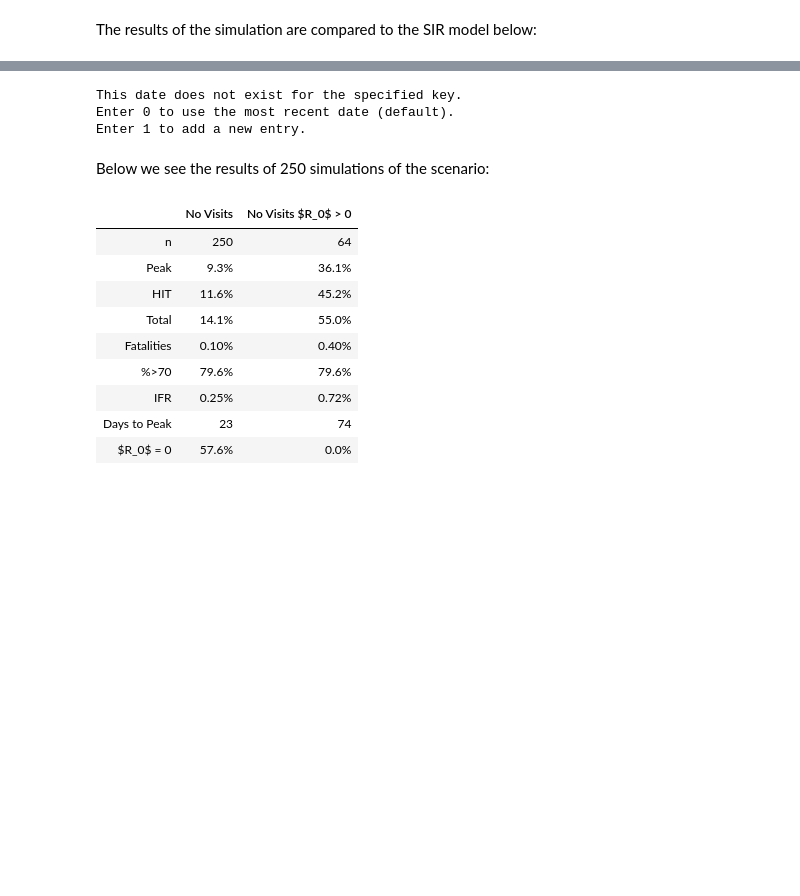
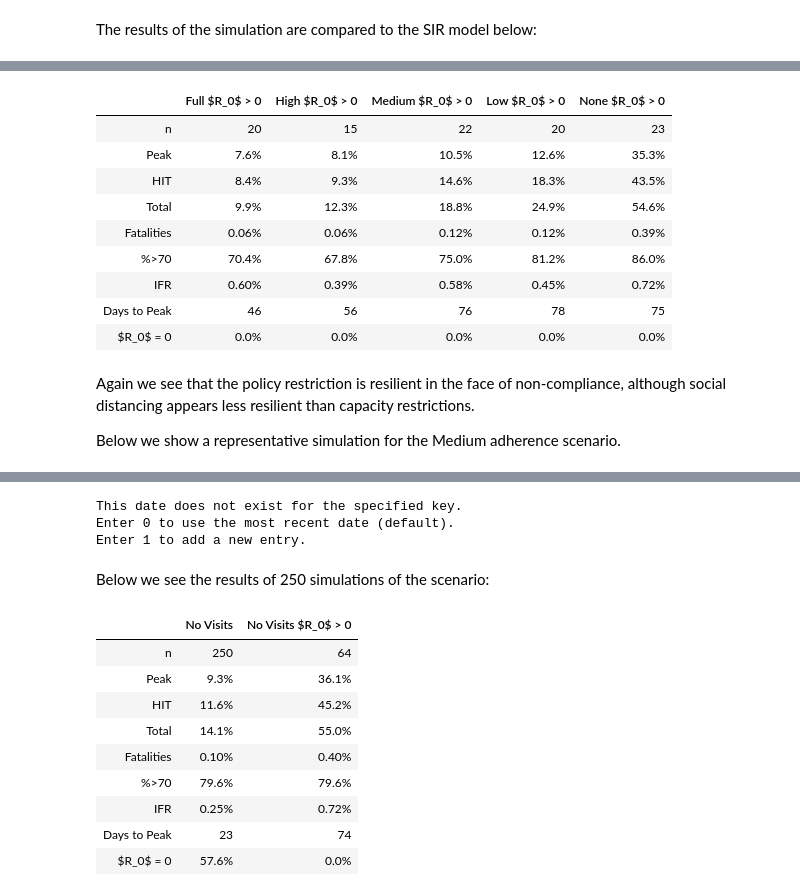
Before and after one commit to rjskene/rknotdocs, a Jupyter notebook: docs/load.ipynb, the cells around one changed output, grey strips where cells are left out. Saved outputs shown, nothing was run; the diff lists cells and outputs as text; code cells hidden in the pictures; blank space fills up the shorter version.

```diff
--- a/docs/load.ipynb
+++ b/docs/load.ipynb
@@ -1203,0 +1316,21 @@ A lower $R_0$ is in part responsible, but so too is the viral load curve in Hutc
+# %%
+means_seconly = [find_means_seconly(res[i], means[i]) for i in range(len(res))]
+sizes = [find_seconly(r).shape[0] for r in res]
+
+headex = [h + r'<br>$R_0$ > 0' for h in headkey.keys()]
+display(HTML(curve_table(headex, means_seconly, sizes)))
+# %% [output]
+|  | Full $R_0$ > 0 | High $R_0$ > 0 | Medium $R_0$ > 0 | Low $R_0$ > 0 | None $R_0$ > 0 |
+| n | 20 | 15 | 22 | 20 | 23 |
+| Peak | 7.6% | 8.1% | 10.5% | 12.6% | 35.3% |
+| HIT | 8.4% | 9.3% | 14.6% | 18.3% | 43.5% |
+| Total | 9.9% | 12.3% | 18.8% | 24.9% | 54.6% |
+| Fatalities | 0.06% | 0.06% | 0.12% | 0.12% | 0.39% |
+| %>70 | 70.4% | 67.8% | 75.0% | 81.2% | 86.0% |
+| IFR | 0.60% | 0.39% | 0.58% | 0.45% | 0.72% |
+| Days to Peak | 46 | 56 | 76 | 78 | 75 |
+| $R_0$ = 0 | 0.0% | 0.0% | 0.0% | 0.0% | 0.0% |
+# %% [markdown]
+Again we see that the policy restriction is resilient in the face of non-compliance, although social distancing appears less resilient than capacity restrictions.
+
+Below we show a representative simulation for the Medium adherence scenario.
```
Also changed, not shown: parts of 20 cells of this notebook, 18 other files.
